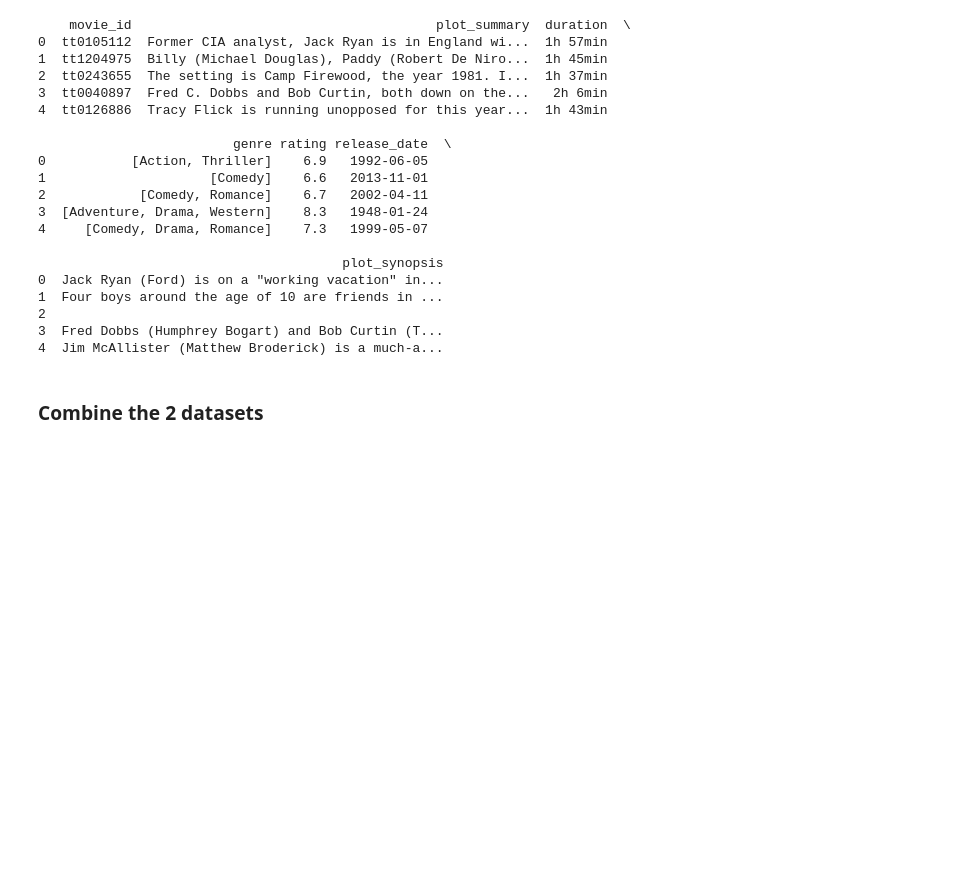
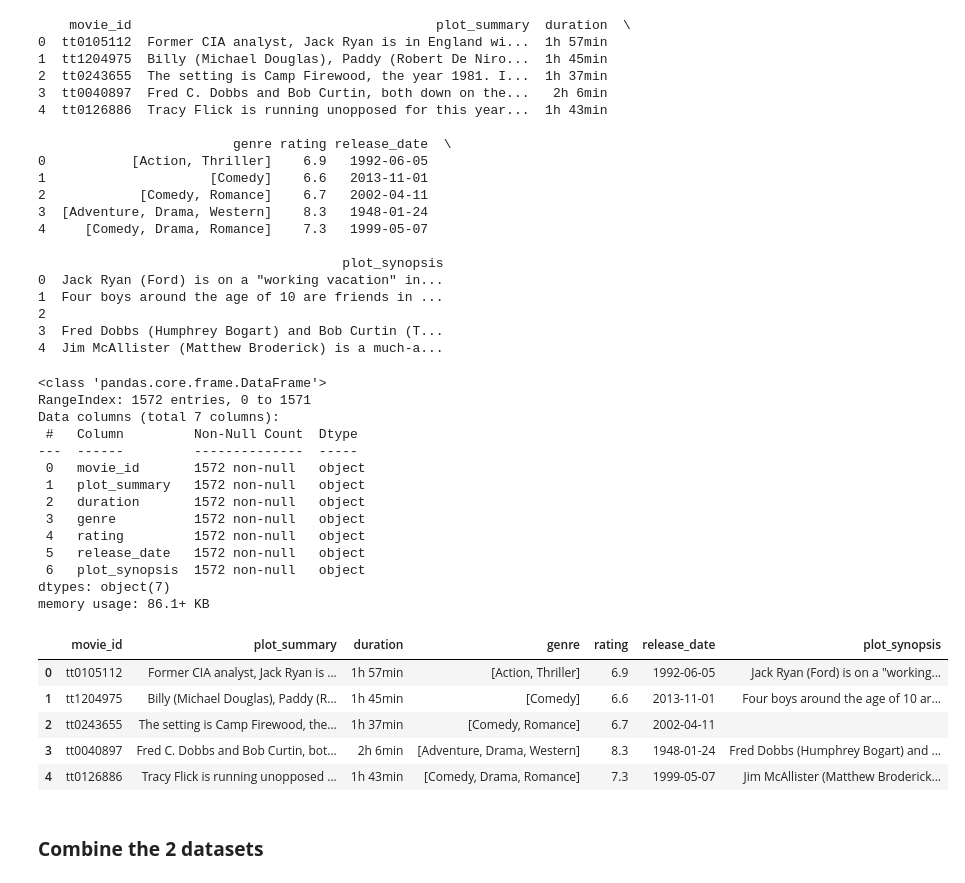
Before and after one commit to umeshrawat/AI_Math_Vedas, a Jupyter notebook: Spoiler_Shield_Solution_Template.ipynb, the cells around one changed output. Cells and saved outputs as stored; diff of their text form; code cells hidden in the pictures; blank space fills up the shorter version.

```diff
--- a/Spoiler_Shield_Solution_Template.ipynb
+++ b/Spoiler_Shield_Solution_Template.ipynb
@@ -167,7 +172,7 @@ Data columns (total 7 columns):
 # %%
 # Step 1: Load the JSON file
 movie_details = []
-with open('/content/dataset/imdb_spoiler/IMDB_movie_details1.json', 'r') as file:
+with open('/content/dataset/imdb_spoiler/IMDB_movie_details.json', 'r') as file:
   for line in file:
     movie_details.append(json.loads(line))
 
@@ -199,6 +204,30 @@ print(movie_details_df.head())
 4  Jim McAllister (Matthew Broderick) is a much-a...
 # %%
 ## check df shape, info, top 5 rows
+movie_details_df.shape
+movie_details_df.info()
+movie_details_df.head(5)
+# %% [output]
+<class 'pandas.core.frame.DataFrame'>
+RangeIndex: 1572 entries, 0 to 1571
+Data columns (total 7 columns):
+ #   Column         Non-Null Count  Dtype
+---  ------         --------------  -----
+ 0   movie_id       1572 non-null   object
+ 1   plot_summary   1572 non-null   object
+ 2   duration       1572 non-null   object
+ 3   genre          1572 non-null   object
+ 4   rating         1572 non-null   object
+ 5   release_date   1572 non-null   object
+ 6   plot_synopsis  1572 non-null   object
+dtypes: object(7)
+memory usage: 86.1+ KB
+|  | movie_id | plot_summary | duration | genre | rating | release_date | plot_synopsis |
+| 0 | tt0105112 | Former CIA analyst, Jack Ryan is ... | 1h 57min | [Action, Thriller] | 6.9 | 1992-06-05 | Jack Ryan (Ford) is on a "working... |
+| 1 | tt1204975 | Billy (Michael Douglas), Paddy (R... | 1h 45min | [Comedy] | 6.6 | 2013-11-01 | Four boys around the age of 10 ar... |
+| 2 | tt0243655 | The setting is Camp Firewood, the... | 1h 37min | [Comedy, Romance] | 6.7 | 2002-04-11 |  |
+| 3 | tt0040897 | Fred C. Dobbs and Bob Curtin, bot... | 2h 6min | [Adventure, Drama, Western] | 8.3 | 1948-01-24 | Fred Dobbs (Humphrey Bogart) and ... |
+| 4 | tt0126886 | Tracy Flick is running unopposed ... | 1h 43min | [Comedy, Drama, Romance] | 7.3 | 1999-05-07 | Jim McAllister (Matthew Broderick... |
 # %% [markdown]
 ### **Combine the 2 datasets**
 # %%
```
Also changed, not shown: parts of 2 cells of this notebook.
